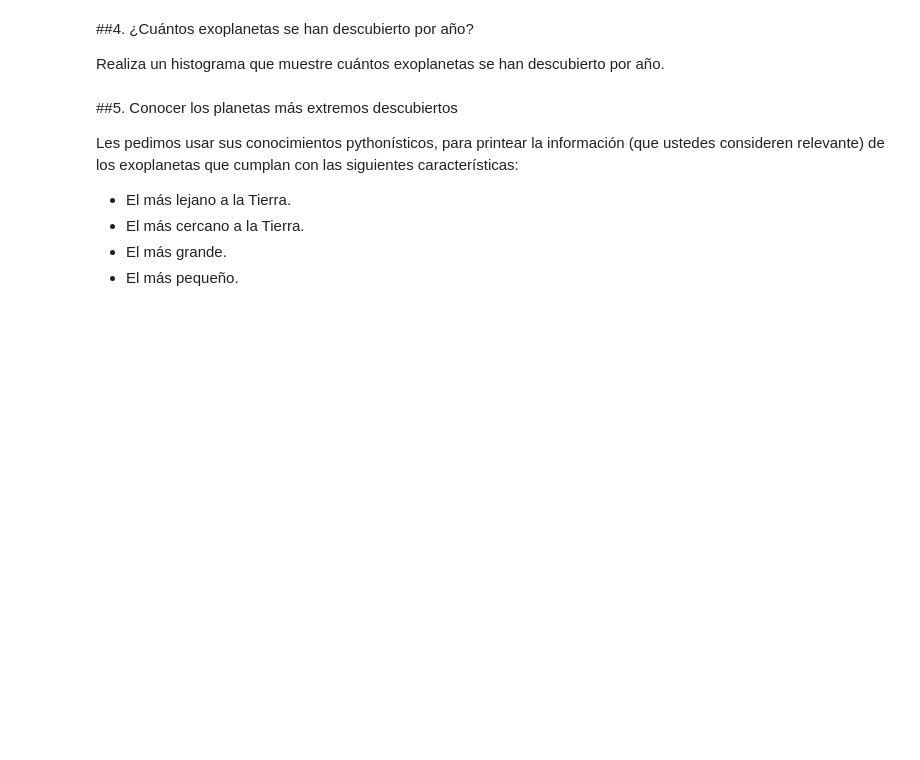
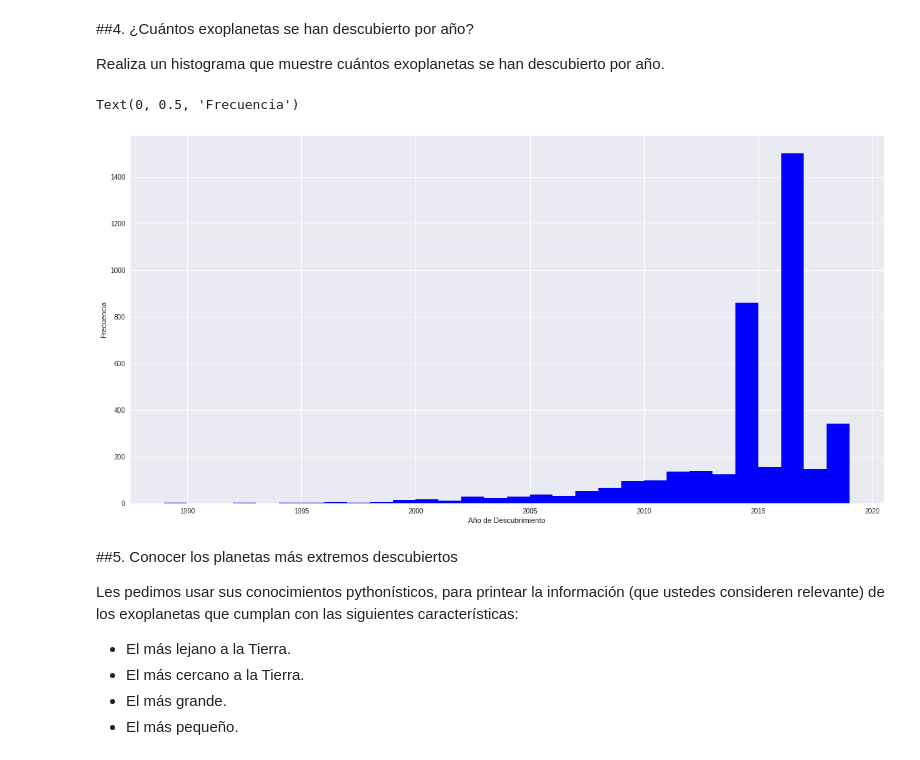
Before and after one commit to VicenteMaturana/minitarea3, a Jupyter notebook: minitarea3.ipynb, the cells around one changed output. Cells and saved outputs as stored; diff of their text form; code cells hidden in the pictures; blank space fills up the shorter version.

```diff
--- a/minitarea3.ipynb
+++ b/minitarea3.ipynb
@@ -222,3 +220,13 @@ Realiza un histograma que muestre cuántos exoplanetas se han descubierto por a
+# %%
+# Hacer histograma
+años=planetas['pl_disc']
+plt.figure(figsize=(20,10))
+plt.hist(años, bins=30, color='b')
+plt.xlabel('Año de Descubrimiento')
+plt.ylabel('Frecuencia')
+# %% [output]
+Text(0, 0.5, 'Frecuencia')
+[figure, added]
 # %% [markdown]
 ##5. Conocer los planetas más extremos descubiertos
 
```
Also changed, not shown: parts of 1 cell of this notebook.
